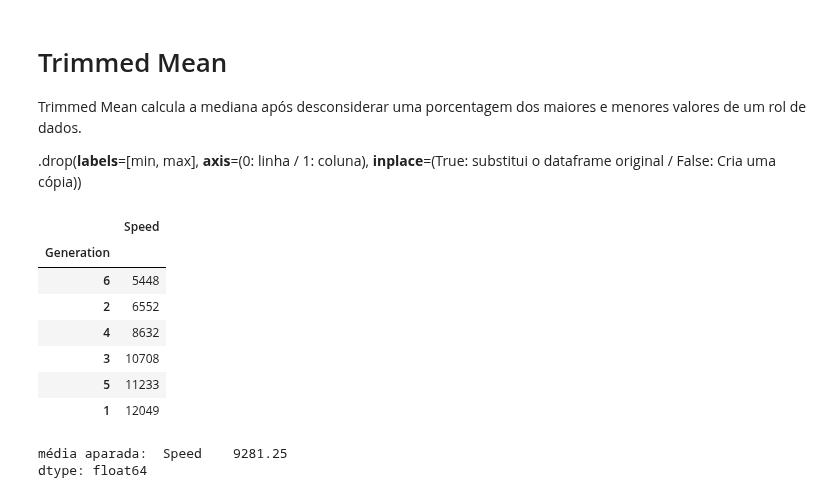
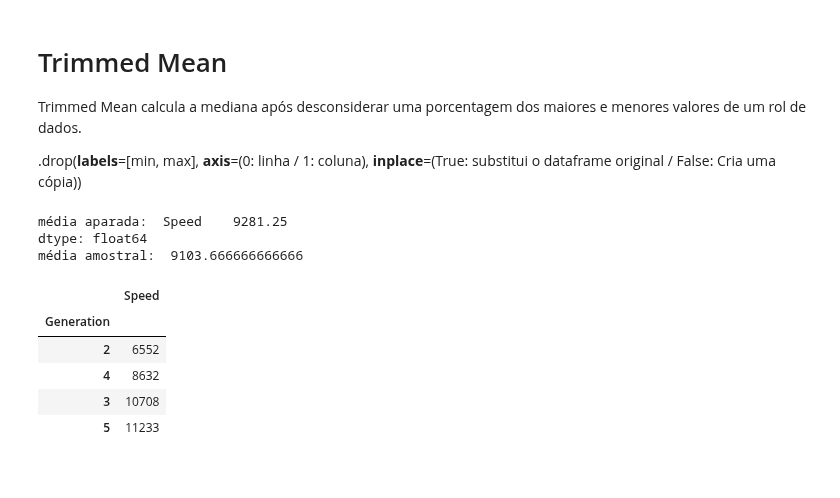
Before and after one commit to mathemaia/studies, a Jupyter notebook: Python/Jupyter/pokemon/pokemon.ipynb, the cells around one changed output. Drawn from its saved outputs; the diff is of its cells as text; code cells hidden in the pictures.

```diff
--- a/Python/Jupyter/pokemon/pokemon.ipynb
+++ b/Python/Jupyter/pokemon/pokemon.ipynb
@@ -58,20 +58,20 @@ média Speed:  9103.666666666666
 Trimmed Mean calcula a mediana após desconsiderar uma porcentagem dos maiores e menores valores de um rol de dados.
 
 .drop(**labels**=[min, max], **axis**=(0: linha / 1: coluna), **inplace**=(True: substitui o dataframe original / False: Cria uma cópia))
-# %%
-df_gp
-# %% [output]
-|  | Speed |
-| Generation |  |
-| 6 | 5448 |
-| 2 | 6552 |
-| 4 | 8632 |
-| 3 | 10708 |
-| 5 | 11233 |
-| 1 | 12049 |
 # %%
 trimm_mean = pd.DataFrame(df_gp.drop(labels=[1, 6], axis=0, inplace=False))
-print('média aparada: ', (trimm_mean.sum() / 4))
+# ou df_gp.iloc[1: 5]
+trimm_mean_int = trimm_mean.sum() / 4
+print('média aparada: ', trimm_mean_int)
+print('média amostral: ', df_gp['Speed'].mean())
+trimm_mean
 # %% [output]
 média aparada:  Speed    9281.25
 dtype: float64
+média amostral:  9103.666666666666
+|  | Speed |
+| Generation |  |
+| 2 | 6552 |
+| 4 | 8632 |
+| 3 | 10708 |
+| 5 | 11233 |
```
Also changed, not shown: parts of 8 cells of this notebook.
